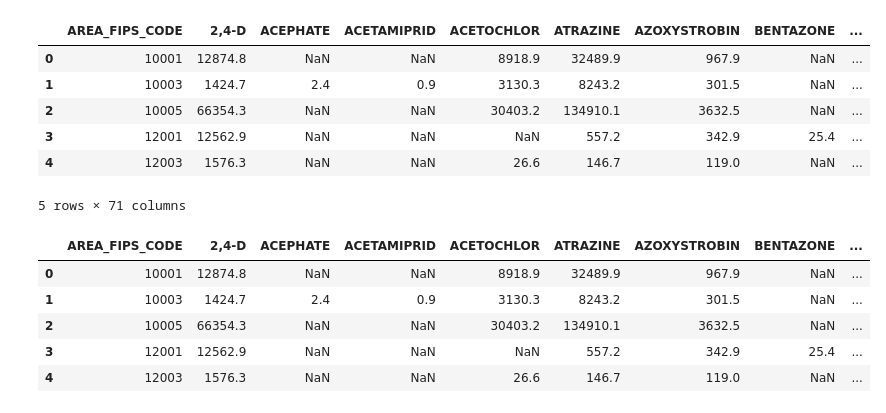
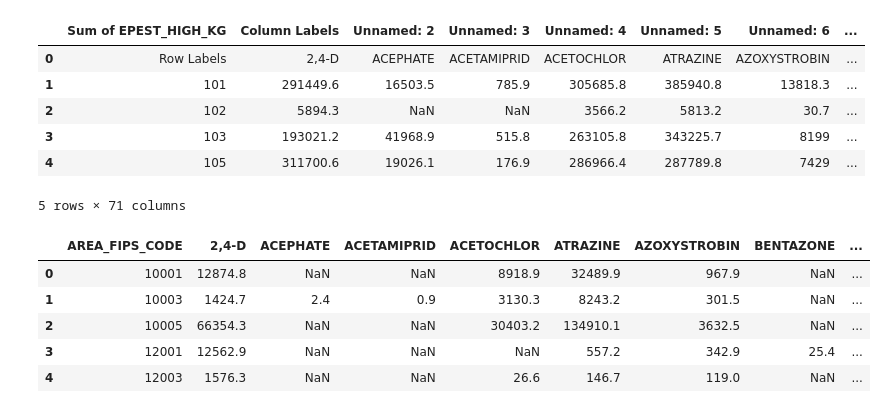
Before and after one commit to guzznag/Project_4, a Jupyter notebook: Data Exploration/pesticides_by_year_cleaning.ipynb, the cells around one changed output. Cells and saved outputs as stored; diff of their text form; code cells hidden in the pictures.

```diff
--- a/Data Exploration/pesticides_by_year_cleaning.ipynb
+++ b/Data Exploration/pesticides_by_year_cleaning.ipynb
@@ -2,15 +2,15 @@
 import pandas as pd
 from pathlib import Path
 # %%
-pesticides_2019 = pd.read_csv(Path("2019_pesticide_by_county.csv"))
+pesticides_2019 = pd.read_csv(Path("../Data Sets/Raw Sets/2019_pesticide_by_country.csv"))
 pesticides_2019.head()
 # %% [output]
-|  | AREA_FIPS_CODE | 2,4-D | ACEPHATE | ACETAMIPRID | ACETOCHLOR | ATRAZINE | AZOXYSTROBIN | BENTAZONE | ... |
-| 0 | 10001 | 12874.8 | NaN | NaN | 8918.9 | 32489.9 | 967.9 | NaN | ... |
-| 1 | 10003 | 1424.7 | 2.4 | 0.9 | 3130.3 | 8243.2 | 301.5 | NaN | ... |
-| 2 | 10005 | 66354.3 | NaN | NaN | 30403.2 | 134910.1 | 3632.5 | NaN | ... |
-| 3 | 12001 | 12562.9 | NaN | NaN | NaN | 557.2 | 342.9 | 25.4 | ... |
-| 4 | 12003 | 1576.3 | NaN | NaN | 26.6 | 146.7 | 119.0 | NaN | ... |
+|  | Sum of EPEST_HIGH_KG | Column Labels | Unnamed: 2 | Unnamed: 3 | Unnamed: 4 | Unnamed: 5 | Unnamed: 6 | ... |
+| 0 | Row Labels | 2,4-D | ACEPHATE | ACETAMIPRID | ACETOCHLOR | ATRAZINE | AZOXYSTROBIN | ... |
+| 1 | 101 | 291449.6 | 16503.5 | 785.9 | 305685.8 | 385940.8 | 13818.3 | ... |
+| 2 | 102 | 5894.3 | NaN | NaN | 3566.2 | 5813.2 | 30.7 | ... |
+| 3 | 103 | 193021.2 | 41968.9 | 515.8 | 263105.8 | 343225.7 | 8199 | ... |
+| 4 | 105 | 311700.6 | 19026.1 | 176.9 | 286966.4 | 287789.8 | 7429 | ... |
 5 rows × 71 columns
 # %%
 insecticides = pesticides_2019[["ACEPHATE", "ACETAMIPRID", "CARBARYL","CHLORANTRANILIPROLE",
```
Also changed, not shown: 3 other files.
